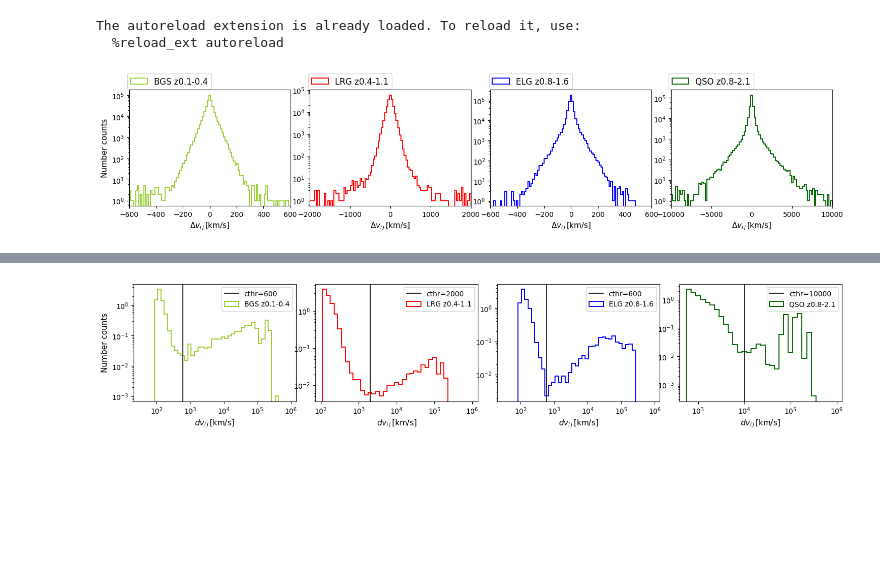
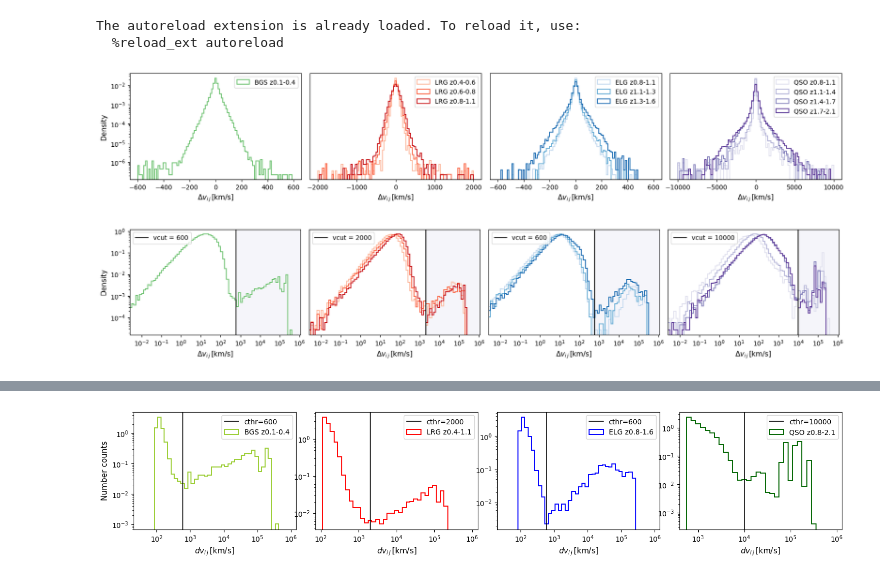
Before and after one commit to ShengyuHE/desi_y3_redshift_errors, a Jupyter notebook: main/repeat_obs/notebooks/repeats_distribution.ipynb, the cells around one changed output, grey strips where cells are left out. Saved outputs shown, nothing was run; the diff lists cells and outputs as text; code cells hidden in the pictures; blank space fills up the shorter version.

```diff
--- a/main/repeat_obs/notebooks/repeats_distribution.ipynb
+++ b/main/repeat_obs/notebooks/repeats_distribution.ipynb
@@ -34,25 +35,62 @@ REPEAT_DIR = '/pscratch/sd/s/shengyu/Y3/repeats/DA2/loa-v1'
 The autoreload extension is already loaded. To reload it, use:
   %reload_ext autoreload
 # %%
-# plot the overall dv distribution
-fig = plt.figure(figsize=(18, 3))
-gs = gridspec.GridSpec(1,4,wspace=0.12,hspace=0.1)
+# plot the dv distribution
+tracers = ['BGS', 'LRG', 'ELG', 'QSO']
+fig = plt.figure(figsize=(20, 3))
+gs = gridspec.GridSpec(1,4,wspace=0.05,hspace=0.1)
 
-tracers = ['BGS', 'LRG', 'ELG', 'QSO']
-for idx, tracer in enumerate(tracers):
-    (zmin, zmax) = REDSHIFT_BIN_GLOBAL[tracer[:3]]
-    color = COLOR_OVERALL[tracer[:3]]
-    ax = plt.subplot(gs[idx])
-    dv, qu = get_repeats_dv(tracer[:3], zmin, zmax, kind='Z1/Z2')
-    cthr = qu['cthr']
-    ax.hist(dv, histtype='step', bins= set_edges('linear', cthr, 100),
-            label = f'{tracer[:3]} z{zmin}-{zmax}', lw = 1.4, color= color)
-    # plot axes settings
-    ax.legend(loc='upper center', bbox_to_anchor=(0.25, 1.175), fontsize=12)
-    ax.set_xlabel(r'$\Delta v_{i\,j} \, \rm{[km/s]}$', fontsize=11)
-    ax.set_yscale('log')
-    if idx == 0:
-        ax.set_ylabel(r'Number counts', fontsize = 11)
-    ax.set_xlim(-cthr, +cthr)
+for indt, tracer in enumerate(tracers):
+    for indz, (zmin, zmax) in enumerate(REDSHIFT_BIN_ABACUSHF_V2[tracer]):
+        colormap = get_cmap(COLOR_TRACER_GRADIENT[tracer])(np.linspace(0, 1, len(REDSHIFT_BIN_ABACUSHF_V2[tracer])+2))[1:]
+        ax = plt.subplot(gs[indt])
+        dv, qu = get_repeats_dv(tracer[:3], zmin, zmax, kind='Z1/Z2')
+        cthr = qu['cthr']
+        ax.hist(dv, histtype='step', bins= set_edges('linear', cthr, 100), density=True,
+                label = f'{tracer[:3]} z{zmin}-{zmax}', lw = 1.4, color= colormap[indz])
+        # plot axes settings
+        # ax.legend(loc='upper center', bbox_to_anchor=(0.25, 1.175), fontsize=10, ncol=2)
+        ax.legend(fontsize=10)
+        ax.set_xlabel(r'$\Delta v_{i\,j} \, \rm{[km/s]}$', fontsize=11)
+        ax.set_yscale('log')
+        if indt == 0:
+            ax.set_ylabel(r'Density', fontsize = 11)
+        ax.set_xlim(-cthr*1.1, +cthr*1.1)
+        if indt > 0:
+            ax.tick_params(axis='y', which='both', left=False, labelleft=False)
 # %% [output]
-[figure, old version]
+[figure, new version]
+# %%
+# plot the dv distribution in log scale
+tracers = ['BGS', 'LRG', 'ELG', 'QSO']
+
+fig = plt.figure(figsize=(20, 3))
+gs = gridspec.GridSpec(1,4,wspace=0.05,hspace=0.1)
+
+for indt, tracer in enumerate(tracers):
+    for indz, (zmin, zmax) in enumerate(REDSHIFT_BIN_ABACUSHF_V2[tracer]):
+        colormap = get_cmap(COLOR_TRACER_GRADIENT[tracer])(np.linspace(0, 1, len(REDSHIFT_BIN_ABACUSHF_V2[tracer])+2))[1:]
+        ax = plt.subplot(gs[indt])
+        dv, qu = get_repeats_dv(tracer[:3], zmin, zmax, kind='Z1/Z2')
+        cthr = qu['cthr']
+        catasmin, catasmax, catasbin = -3.5, 6.05, 0.1
+        ax.hist(np.log10(abs(dv)), histtype='step', bins=np.arange(catasmin, catasmax, catasbin), density=True,
+                label = None, lw = 1.4, color= colormap[indz])
+        ax.axvline(np.log10(cthr), color='black', linestyle='-', linewidth=1.2, label = f'vcut = {cthr}' if indz==0 else None) # catastrophic therehold
+        if indz==0: ax.axvspan(np.log10(cthr), 7, color='darkblue', alpha=0.04, zorder=0)
+        # plot axes settings
+        # ax.legend(loc='upper center', bbox_to_anchor=(0.25, 1.175), fontsize=10, ncol=2)
+        ax.legend(fontsize=10)
+        ax.set_xlabel(r'$\Delta v_{i\,j} \, \rm{[km/s]}$', fontsize=11)
+        ax.set_yscale('log')
+        if indt == 0:
+            ax.set_ylabel(r'Density', fontsize = 11)
+        ax.set_xlim(catasmin+0.9, catasmax)
+        if tracer == 'QSO':
+            ax.set_xlim(catasmin+0.9, catasmax)
+        ax.xaxis.set_major_locator(ticker.MultipleLocator(1))
+        ax.xaxis.set_major_formatter(ticker.FuncFormatter(lambda x, _: fr"$10^{{{int(x)}}}$"))
+        if indt > 0:
+            ax.tick_params(axis='y', which='both', left=False, labelleft=False)
+# %% [output]
+[figure, added]
```
Also changed, not shown: parts of 3 cells of this notebook, 23 other files.
